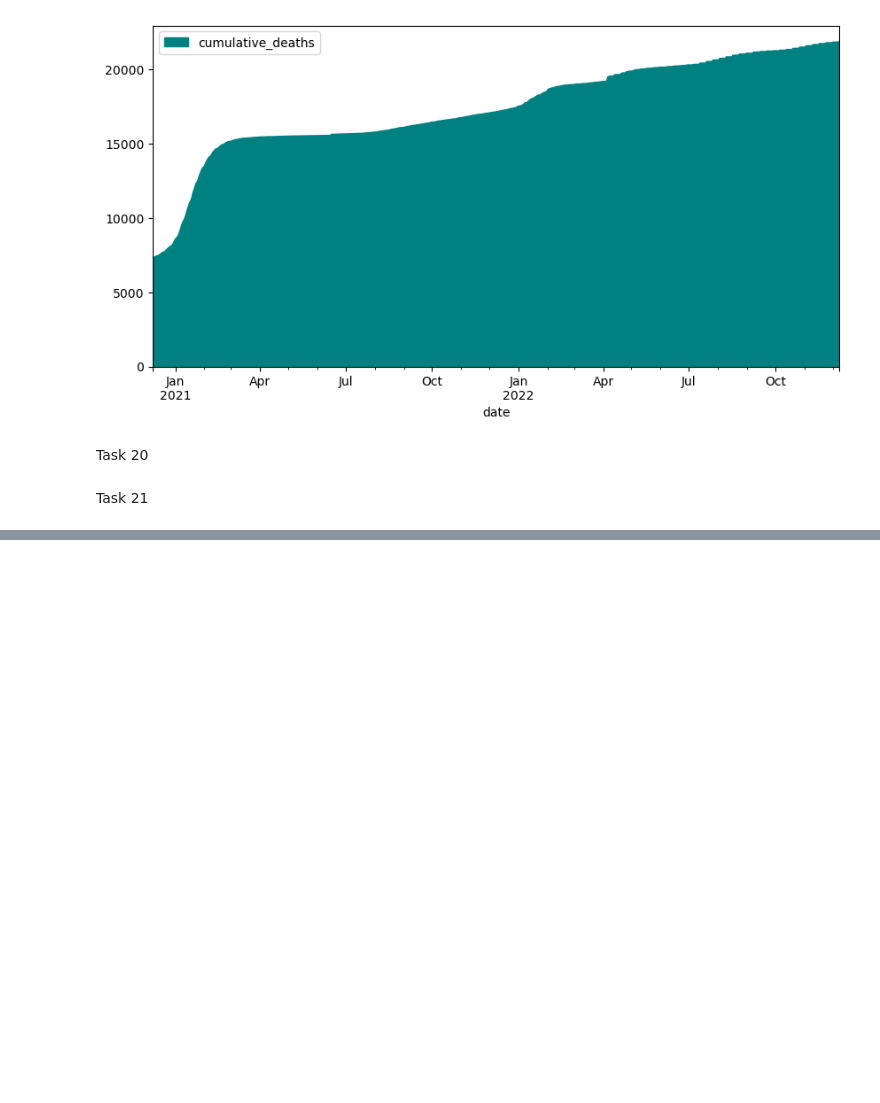
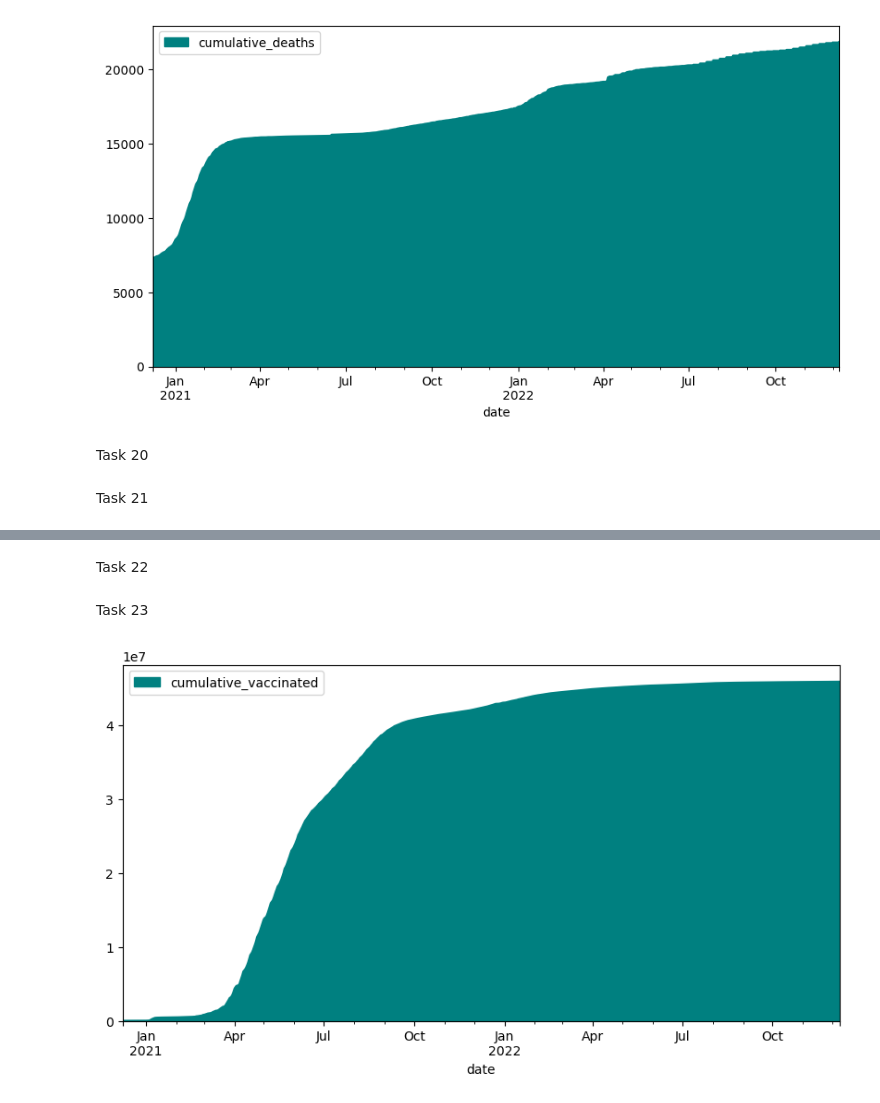
Before and after one commit to nat-rng/7CCSMCMP-cw2, a Jupyter notebook: CW2_A1.ipynb, the cells around one changed output, grey strips where cells are left out. Saved outputs shown, nothing was run; the diff lists cells and outputs as text; code cells hidden in the pictures; blank space fills up the shorter version.

```diff
--- a/CW2_A1.ipynb
+++ b/CW2_A1.ipynb
@@ -348,0 +362,8 @@ Task 21
+# %% [markdown]
+Task 22
+# %% [markdown]
+Task 23
+# %%
+cumulative_cases_all_regions = covid_data.resample("D", on="date").sum().plot(y="cumulative_vaccinated", kind="area", color="teal", figsize=(10, 5))
+# %% [output]
+[figure, added]
```
Also changed, not shown: parts of 19 cells of this notebook, 1 other file.
